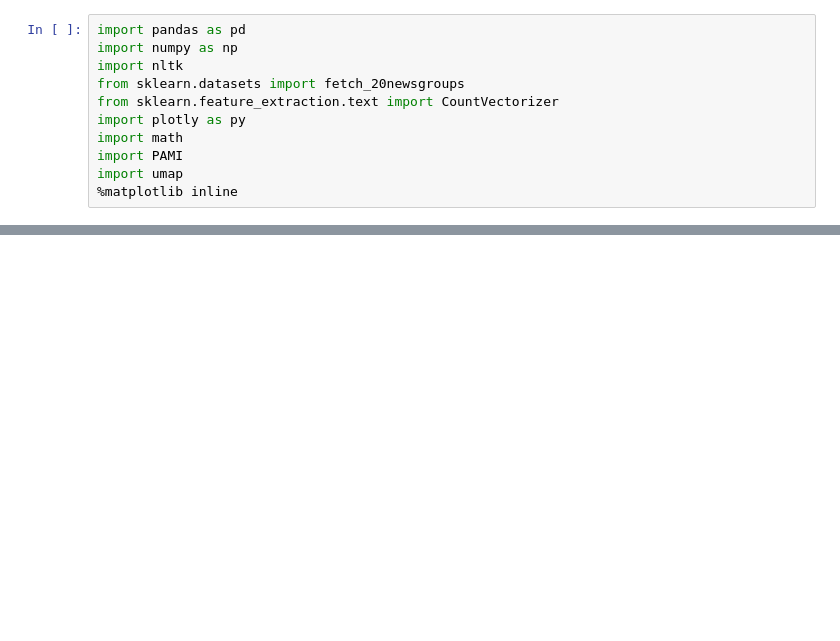
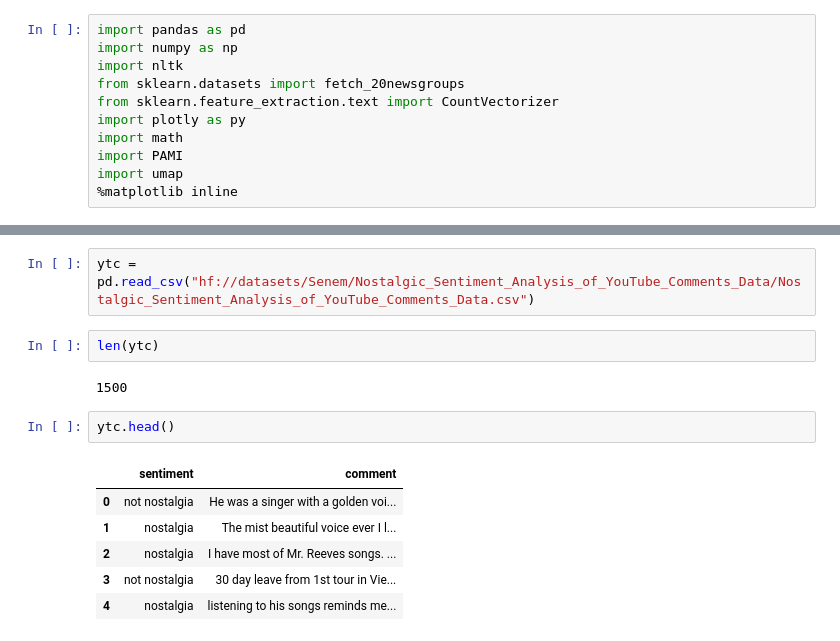
Before and after one commit to ark610475/DM2024-Lab1-Master, a Jupyter notebook: Lab1p2.ipynb, the cells around one changed output, grey strips where cells are left out. Drawn from its saved outputs; the diff is of its cells as text; blank space fills up the shorter version.

```diff
--- a/Lab1p2.ipynb
+++ b/Lab1p2.ipynb
@@ -34,0 +53,15 @@ import umap
+# %%
+ytc = pd.read_csv("hf://datasets/Senem/Nostalgic_Sentiment_Analysis_of_YouTube_Comments_Data/Nostalgic_Sentiment_Analysis_of_YouTube_Comments_Data.csv")
+# %%
+len(ytc)
+# %% [output]
+1500
+# %%
+ytc.head()
+# %% [output]
+|  | sentiment | comment |
+| 0 | not nostalgia | He was a singer with a golden voi... |
+| 1 | nostalgia | The mist beautiful voice ever I l... |
+| 2 | nostalgia | I have most of Mr. Reeves songs. ... |
+| 3 | not nostalgia | 30 day leave from 1st tour in Vie... |
+| 4 | nostalgia | listening to his songs reminds me... |
```
Also changed, not shown: parts of 15 cells of this notebook.
